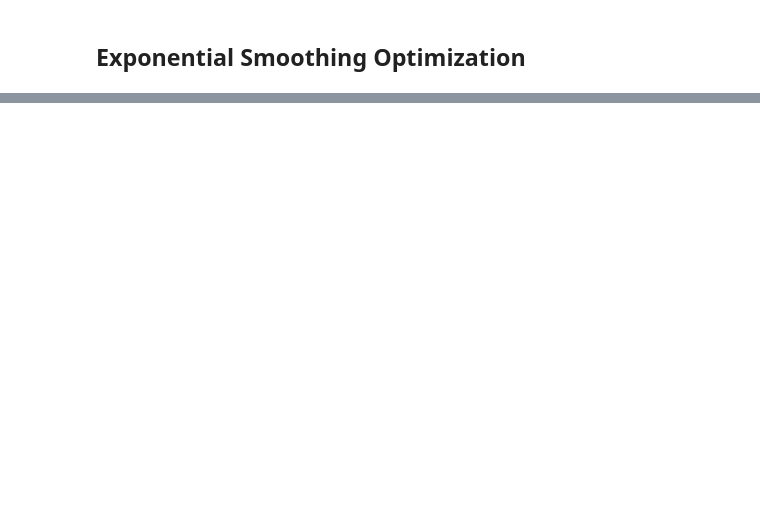
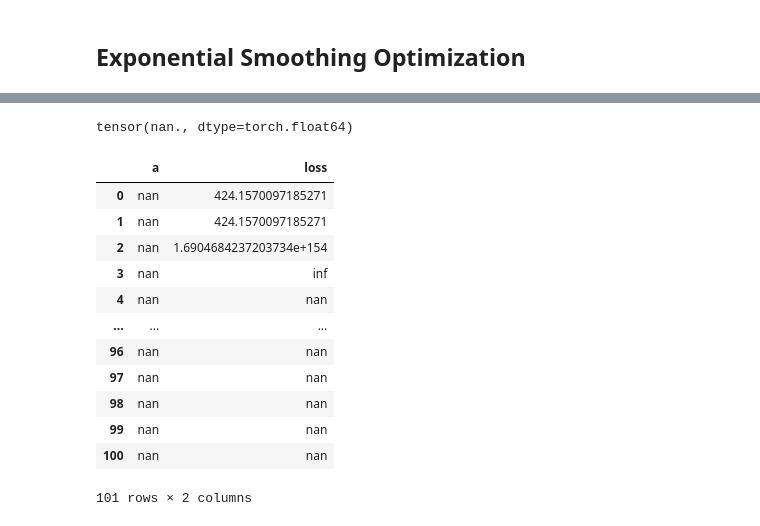
Before and after one commit to peerchen/trend-following-1, a Jupyter notebook: Temp.ipynb, the cells around one changed output, grey strips where cells are left out. Cells and saved outputs as stored; diff of their text form; code cells hidden in the pictures; blank space fills up the shorter version.

```diff
--- a/Temp.ipynb
+++ b/Temp.ipynb
@@ -191,0 +309,21 @@ plt.show()
+# %%
+a_t
+# %% [output]
+tensor(nan., dtype=torch.float64)
+# %%
+res_df = DataFrame.from_dict(results)
+res_df
+# %% [output]
+|  | a | loss |
+| 0 | nan | 424.1570097185271 |
+| 1 | nan | 424.1570097185271 |
+| 2 | nan | 1.6904684237203734e+154 |
+| 3 | nan | inf |
+| 4 | nan | nan |
+| ... | ... | ... |
+| 96 | nan | nan |
+| 97 | nan | nan |
+| 98 | nan | nan |
+| 99 | nan | nan |
+| 100 | nan | nan |
+101 rows × 2 columns
```
Also changed, not shown: parts of 30 cells of this notebook.
